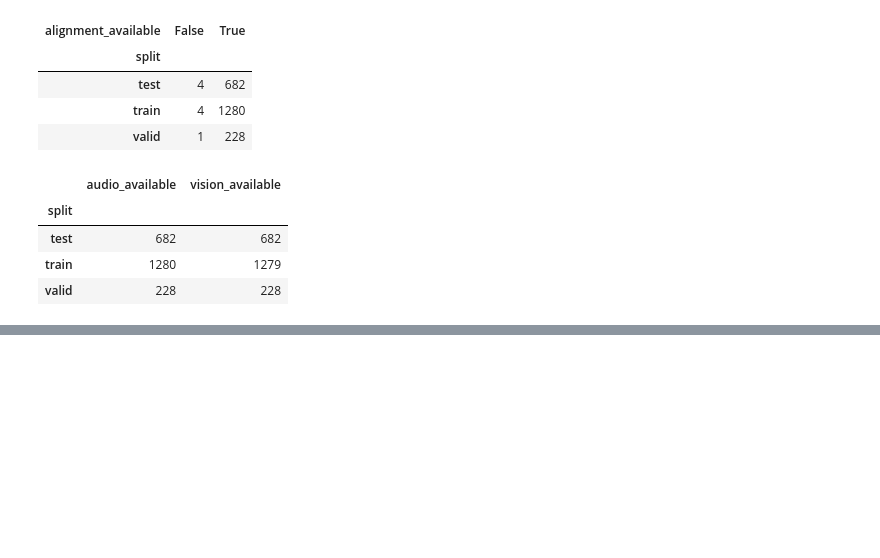
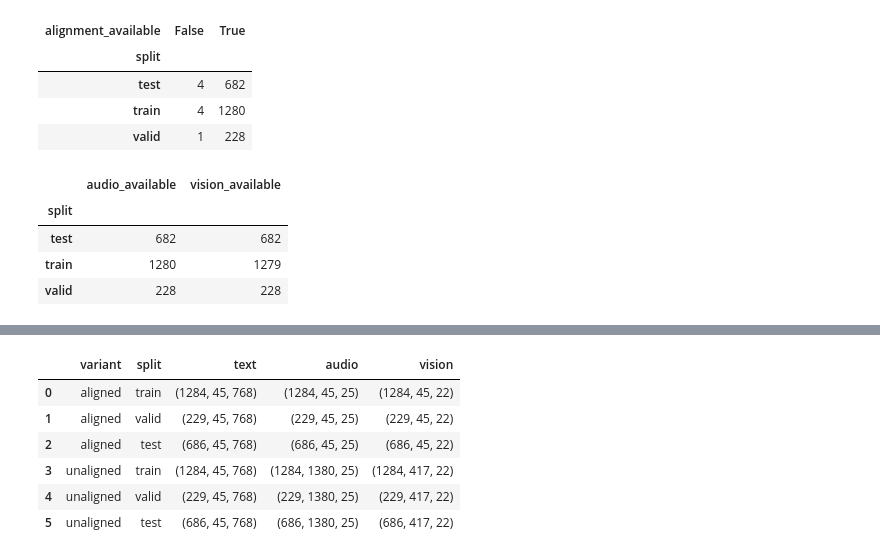
Before and after one commit to danghau2512/DataMining-MSA, a Jupyter notebook: src/notebooks/02_Preprocessing.ipynb, the cells around one changed output, grey strips where cells are left out. Drawn from its saved outputs; the diff is of its cells as text; code cells hidden in the pictures; blank space fills up the shorter version.

```diff
--- a/src/notebooks/02_Preprocessing.ipynb
+++ b/src/notebooks/02_Preprocessing.ipynb
@@ -3779,0 +4225,93 @@ display(
+# %%
+reference = {}
+shape_rows = []
+
+for variant in ["aligned", "unaligned"]:
+    path = EXPORT_DIR / f"{variant}_p99.pkl.gz"
+
+    with gzip.open(path, "rb") as file:
+        dataset = pickle.load(file)
+
+    for split in ["train", "valid", "test"]:
+        data = dataset[split]
+        rows = aligned_index[
+            aligned_index["split"] == split
+        ]
+
+        n = len(rows)
+        lt = LIMITS["text"]
+        la = lt if variant == "aligned" else LIMITS["audio"]
+        lv = lt if variant == "aligned" else LIMITS["vision"]
+
+        assert data["text"].shape == (n, lt, 768)
+        assert data["text_bert"].shape == (n, 3, lt)
+        assert np.isfinite(data["text"]).all()
+        assert (data["text"][~data["text_mask"]] == 0).all()
+
+        np.testing.assert_array_equal(
+            data["regression_labels"].ravel(),
+            rows["label"].to_numpy(dtype=np.float32),
+        )
+        np.testing.assert_array_equal(
+            data["text_mask"],
+            data["text_bert"][:, 1, :].astype(bool),
+        )
+
+        assert (data["text_bert"][:, 0, 0] == 101).all()
+        last = data["text_lengths"] - 1
+        assert (
+            data["text_bert"][np.arange(n), 0, last] == 102
+        ).all()
+
+        for name, length, dim, usable_key in [
+            ("audio", la, 25, "source_audio_usable"),
+            ("vision", lv, 22, "source_visual_usable"),
+        ]:
+            values = data[name]
+            observed = data[f"{name}_observed_mask"]
+            padding = data[f"{name}_padding_mask"]
+
+            assert values.shape == (n, length, dim)
+            assert np.isfinite(values).all()
+            assert (values[~observed] == 0).all()
+            assert not observed[~padding].any()
+            assert not observed[~data[usable_key]].any()
+
+            if variant == "aligned":
+                assert not observed[
+                    ~data["alignment_available"]
+                ].any()
+                assert not observed[data["word_ids"] < 0].any()
+
+        if variant == "aligned":
+            reference[split] = {
+                "id": data["id"].copy(),
+                "text_bert": data["text_bert"].copy(),
+            }
+        else:
+            for key in ["id", "text_bert"]:
+                np.testing.assert_array_equal(
+                    data[key], reference[split][key]
+                )
+
+        shape_rows.append({
+            "variant": variant,
+            "split": split,
+            "text": data["text"].shape,
+            "audio": data["audio"].shape,
+            "vision": data["vision"].shape,
+        })
+
+    del dataset, data
+    gc.collect()
+
+display(pd.DataFrame(shape_rows))
+print("Hai file đã qua kiểm tra đóng gói.")
+# %% [output]
+|  | variant | split | text | audio | vision |
+| 0 | aligned | train | (1284, 45, 768) | (1284, 45, 25) | (1284, 45, 22) |
+| 1 | aligned | valid | (229, 45, 768) | (229, 45, 25) | (229, 45, 22) |
+| 2 | aligned | test | (686, 45, 768) | (686, 45, 25) | (686, 45, 22) |
+| 3 | unaligned | train | (1284, 45, 768) | (1284, 1380, 25) | (1284, 417, 22) |
+| 4 | unaligned | valid | (229, 45, 768) | (229, 1380, 25) | (229, 417, 22) |
+| 5 | unaligned | test | (686, 45, 768) | (686, 1380, 25) | (686, 417, 22) |
```
Also changed, not shown: parts of 15 cells of this notebook.
